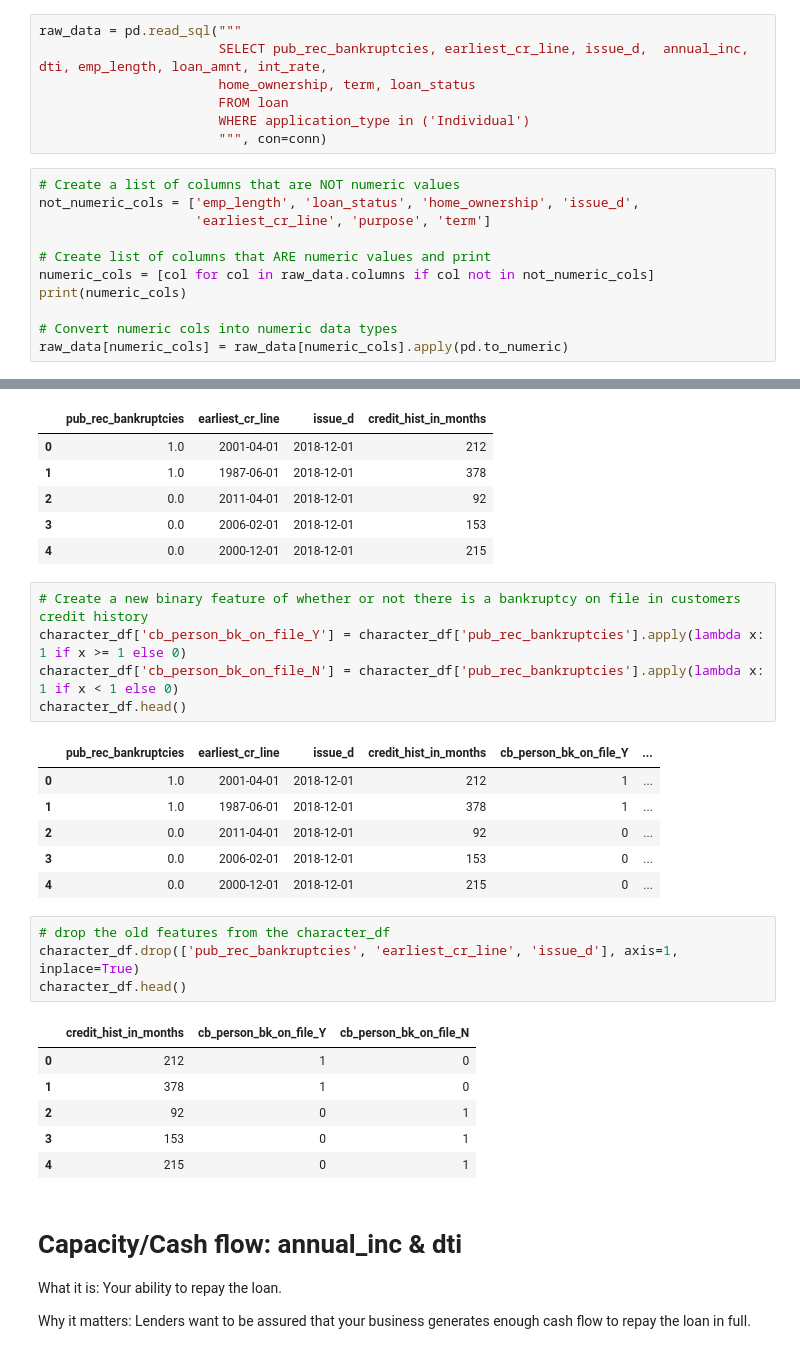
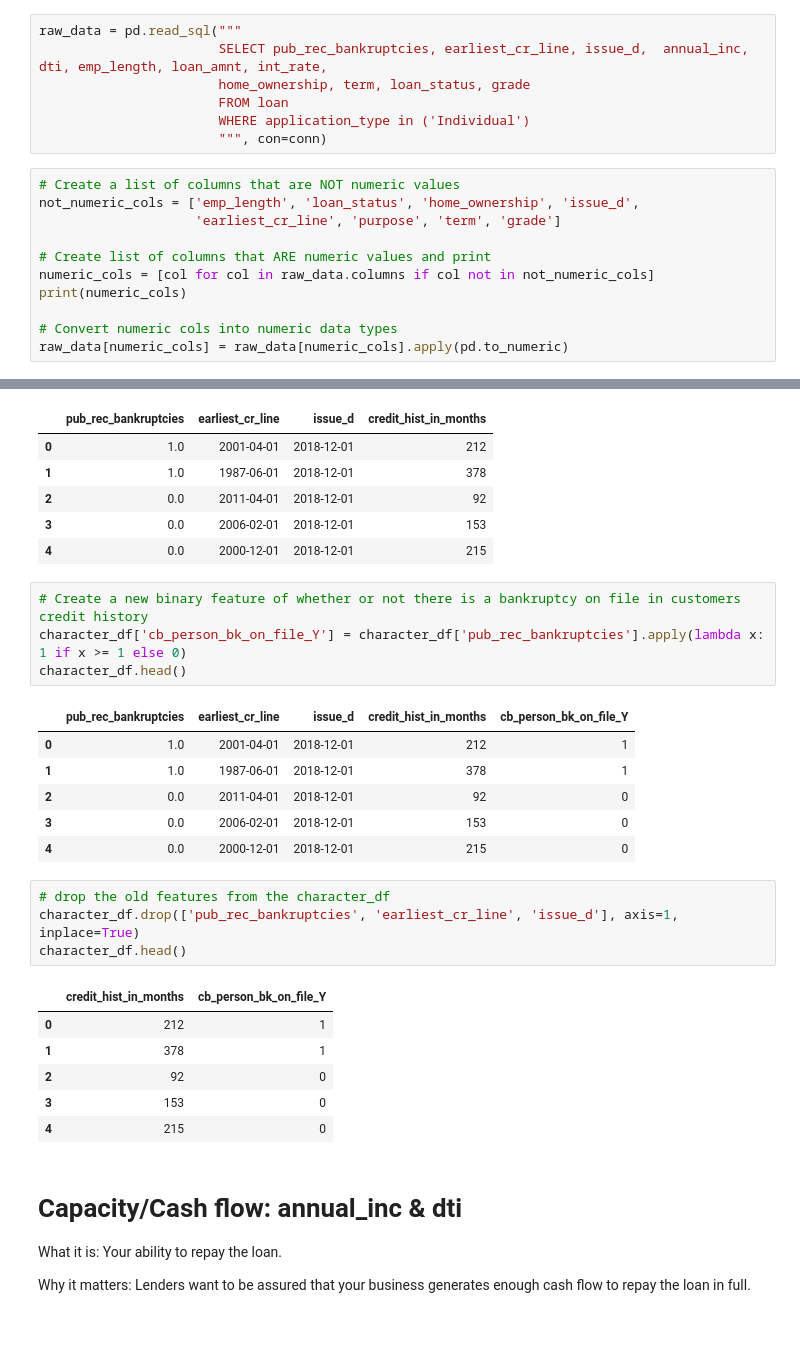
Before and after one commit to simonhchen/Kaggle-Lending-Club, a Jupyter notebook: Kaggle Lending Club.ipynb, the cells around one changed output, grey strips where cells are left out. Saved outputs shown, nothing was run; the diff lists cells and outputs as text.

```diff
--- a/Kaggle Lending Club.ipynb
+++ b/Kaggle Lending Club.ipynb
@@ -37,14 +37,14 @@ c = conn.cursor()
 # %%
 raw_data = pd.read_sql("""
                        SELECT pub_rec_bankruptcies, earliest_cr_line, issue_d,  annual_inc, dti, emp_length, loan_amnt, int_rate,
-                       home_ownership, term, loan_status
+                       home_ownership, term, loan_status, grade
                        FROM loan
                        WHERE application_type in ('Individual')
                        """, con=conn)
 # %%
 # Create a list of columns that are NOT numeric values
 not_numeric_cols = ['emp_length', 'loan_status', 'home_ownership', 'issue_d',
-                    'earliest_cr_line', 'purpose', 'term']
+                    'earliest_cr_line', 'purpose', 'term', 'grade']
 
 # Create list of columns that ARE numeric values and print
 numeric_cols = [col for col in raw_data.columns if col not in not_numeric_cols]
@@ -149,26 +151,25 @@ character_df.head()
 # %%
 # Create a new binary feature of whether or not there is a bankruptcy on file in customers credit history
 character_df['cb_person_bk_on_file_Y'] = character_df['pub_rec_bankruptcies'].apply(lambda x: 1 if x >= 1 else 0)
-character_df['cb_person_bk_on_file_N'] = character_df['pub_rec_bankruptcies'].apply(lambda x: 1 if x < 1 else 0)
 character_df.head()
 # %% [output]
-|  | pub_rec_bankruptcies | earliest_cr_line | issue_d | credit_hist_in_months | cb_person_bk_on_file_Y | ... |
-| 0 | 1.0 | 2001-04-01 | 2018-12-01 | 212 | 1 | ... |
-| 1 | 1.0 | 1987-06-01 | 2018-12-01 | 378 | 1 | ... |
-| 2 | 0.0 | 2011-04-01 | 2018-12-01 | 92 | 0 | ... |
-| 3 | 0.0 | 2006-02-01 | 2018-12-01 | 153 | 0 | ... |
-| 4 | 0.0 | 2000-12-01 | 2018-12-01 | 215 | 0 | ... |
+|  | pub_rec_bankruptcies | earliest_cr_line | issue_d | credit_hist_in_months | cb_person_bk_on_file_Y |
+| 0 | 1.0 | 2001-04-01 | 2018-12-01 | 212 | 1 |
+| 1 | 1.0 | 1987-06-01 | 2018-12-01 | 378 | 1 |
+| 2 | 0.0 | 2011-04-01 | 2018-12-01 | 92 | 0 |
+| 3 | 0.0 | 2006-02-01 | 2018-12-01 | 153 | 0 |
+| 4 | 0.0 | 2000-12-01 | 2018-12-01 | 215 | 0 |
 # %%
 # drop the old features from the character_df
 character_df.drop(['pub_rec_bankruptcies', 'earliest_cr_line', 'issue_d'], axis=1, inplace=True)
 character_df.head()
 # %% [output]
-|  | credit_hist_in_months | cb_person_bk_on_file_Y | cb_person_bk_on_file_N |
-| 0 | 212 | 1 | 0 |
-| 1 | 378 | 1 | 0 |
-| 2 | 92 | 0 | 1 |
-| 3 | 153 | 0 | 1 |
-| 4 | 215 | 0 | 1 |
+|  | credit_hist_in_months | cb_person_bk_on_file_Y |
+| 0 | 212 | 1 |
+| 1 | 378 | 1 |
+| 2 | 92 | 0 |
+| 3 | 153 | 0 |
+| 4 | 215 | 0 |
 # %% [markdown]
 # Capacity/Cash flow: annual_inc & dti
 What it is: Your ability to repay the loan.
```
Also changed, not shown: parts of 47 cells of this notebook.
